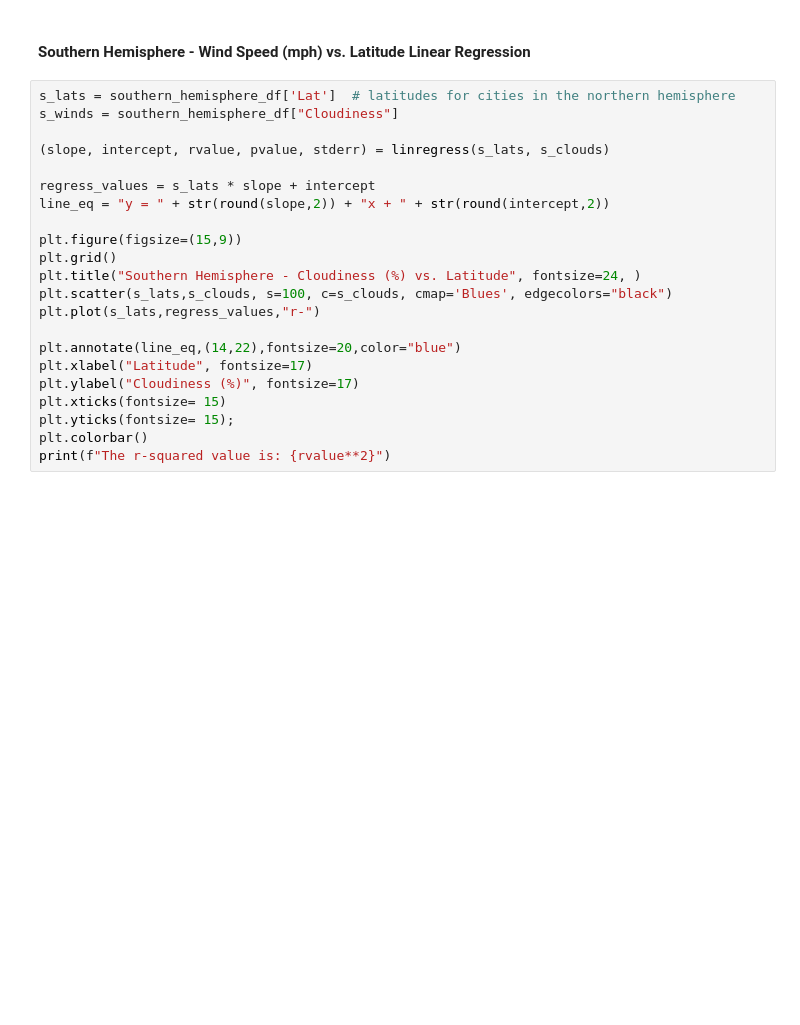
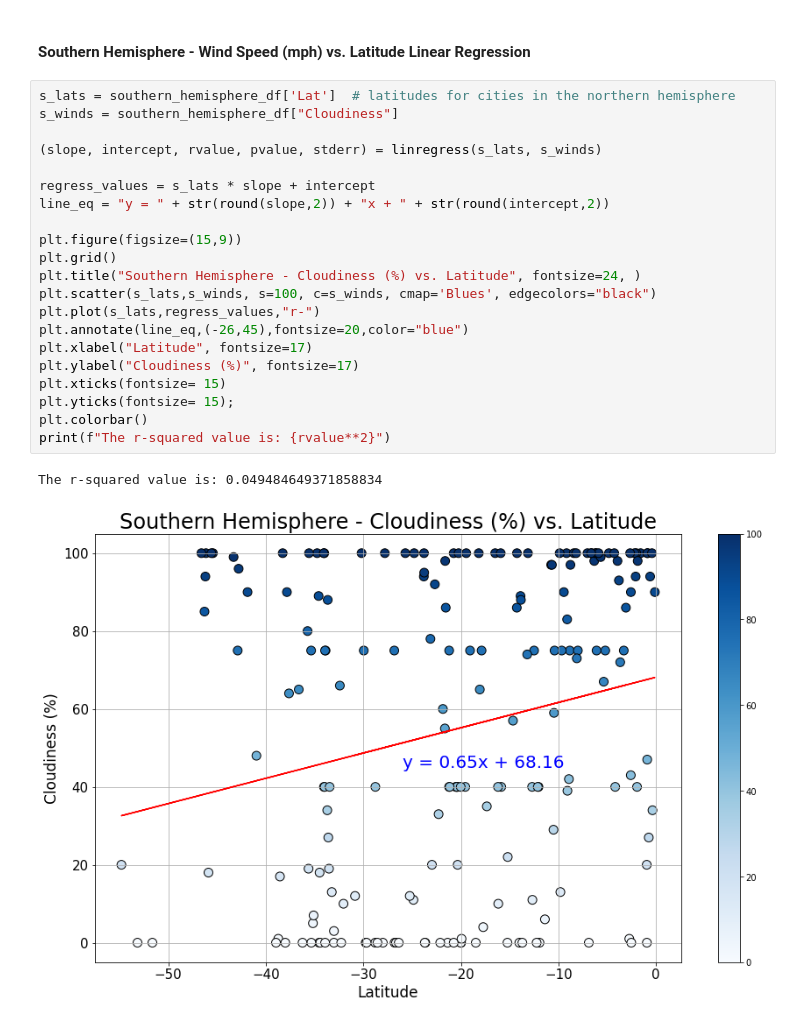
Before and after one commit to crogar/python-api-challenge, a Jupyter notebook: WeatherPy/WeatherPy.ipynb, the cells around one changed output. Saved outputs shown, nothing was run; the diff lists cells and outputs as text; blank space fills up the shorter version.

```diff
--- a/WeatherPy/WeatherPy.ipynb
+++ b/WeatherPy/WeatherPy.ipynb
@@ -424,22 +424,24 @@ The r-squared value is: 0.08903953775984906
 # %%
 s_lats = southern_hemisphere_df['Lat']  # latitudes for cities in the northern hemisphere
 s_winds = southern_hemisphere_df["Cloudiness"]
 
-(slope, intercept, rvalue, pvalue, stderr) = linregress(s_lats, s_clouds)
+(slope, intercept, rvalue, pvalue, stderr) = linregress(s_lats, s_winds)
 
 regress_values = s_lats * slope + intercept
 line_eq = "y = " + str(round(slope,2)) + "x + " + str(round(intercept,2))
 
 plt.figure(figsize=(15,9))
 plt.grid()
 plt.title("Southern Hemisphere - Cloudiness (%) vs. Latitude", fontsize=24, )
-plt.scatter(s_lats,s_clouds, s=100, c=s_clouds, cmap='Blues', edgecolors="black")
+plt.scatter(s_lats,s_winds, s=100, c=s_winds, cmap='Blues', edgecolors="black")
 plt.plot(s_lats,regress_values,"r-")
-
-plt.annotate(line_eq,(14,22),fontsize=20,color="blue")
+plt.annotate(line_eq,(-26,45),fontsize=20,color="blue")
 plt.xlabel("Latitude", fontsize=17)
 plt.ylabel("Cloudiness (%)", fontsize=17)
 plt.xticks(fontsize= 15)
 plt.yticks(fontsize= 15);
 plt.colorbar()
 print(f"The r-squared value is: {rvalue**2}")
+# %% [output]
+The r-squared value is: 0.049484649371858834
+[figure, added]
```
Also changed, not shown: parts of 3 cells of this notebook.
